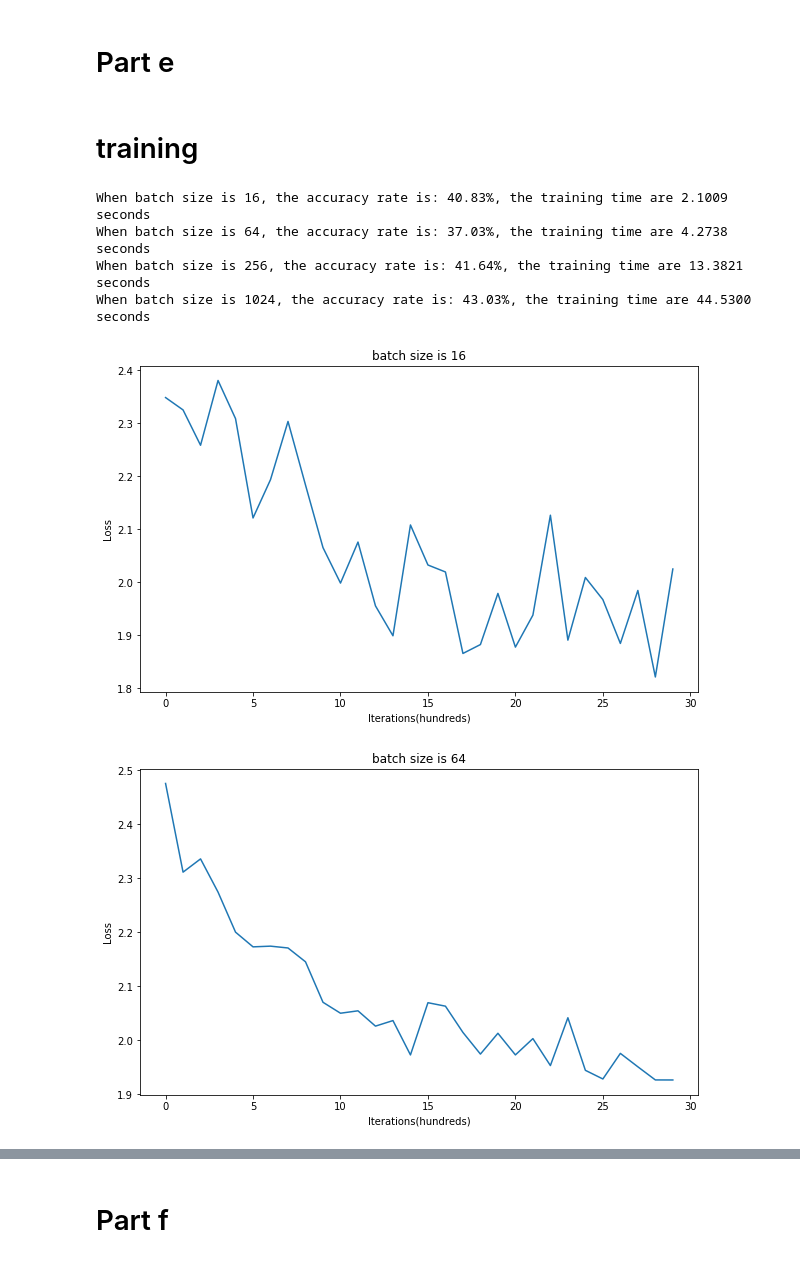
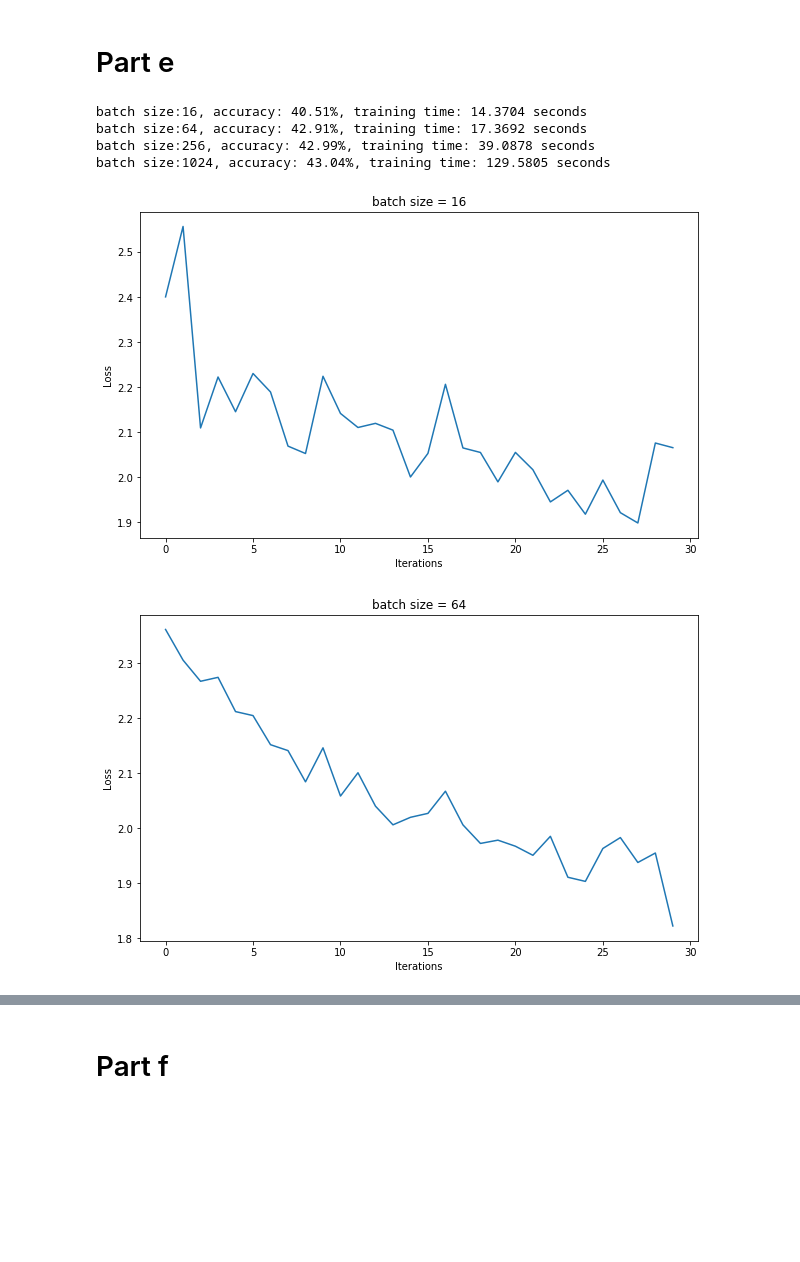
Before and after one commit to tank606/HW, a Jupyter notebook: HW2/HW2_1v1.ipynb, the cells around one changed output, grey strips where cells are left out. Saved outputs shown, nothing was run; the diff lists cells and outputs as text; code cells hidden in the pictures; blank space fills up the shorter version.

```diff
--- a/HW2/HW2_1v1.ipynb
+++ b/HW2/HW2_1v1.ipynb
@@ -96,8 +110,6 @@ cost:  2.414279443875752
 # %% [markdown]
 <h1> Part c </h1>
 # %%
-#computer gradients of cost function?
-dAL = - (np.divide(input_y, output_y) - np.divide(1 - input_y, 1 - output_y));
-#print(dA_prev.shape)
+dAL = - np.divide(input_y, output_y) + np.divide(1 - input_y, 1 - output_y);
 # %% [markdown]
 <h1> Part d </h1>
@@ -123,21 +135,17 @@ def linear_backword(dZ, cache):
     db = (1 / m) * np.sum(dZ, axis=0, keepdims=True)
     dA_prev = np.dot(dZ, W.T)
 
-    assert dA_prev.shape == A_prev.shape
-    assert dW.shape == W.shape
-    assert db.shape == b.shape
-
     return dA_prev, dW, db
 # %%
-def linear_activation_backward(dA, cache, activation_fn):
+def linear_activation_backward(dA, cache, activation):
     linear_cache, activation_cache = cache
 
-    if activation_fn == "sigmoid":
+    if activation == "relu":
+        dZ = relu_gradient(dA, activation_cache)
+        dA_prev, dW, db = linear_backword(dZ, linear_cache)
+
+    elif activation == "sigmoid":
         dZ = sigmoid_gradient(dA, activation_cache)
         dA_prev, dW, db = linear_backword(dZ, linear_cache)
 
-    elif activation_fn == "relu":
-        dZ = relu_gradient(dA, activation_cache)
-        dA_prev, dW, db = linear_backword(dZ, linear_cache)
-
     return dA_prev, dW, db
@@ -162,11 +168,8 @@ def update_parameters(parameters, grads, learning_rate):
-# %% [markdown]
-<h1> training </h1>
 # %%
 batch_size_list = [16,64,256,1024]
 iterations = 3000
 # %%
-parameters = initialize_parameters(layers_dims)
-#print(parameters['W1'])
+parameters = initialize_parameters_zeros(layers_dims)
 grads = {}
 cost_list = []
 # %%
@@ -185,49 +195,36 @@ def accuracy(X, parameters, y):
 # %%
 for j in range(len(batch_size_list)):
     batch_size = batch_size_list[j]
     cost_list = []
     grads = {}
-    parameters = initialize_parameters(layers_dims)
+    parameters = initialize_parameters_zeros(layers_dims)
     start_time = time.time()
     for i in range(iterations):
         input_x, input_y = mnist.train.next_batch(batch_size)
         hidden_x, cache_1 = linear_activation_forward(input_x, parameters['W1'], parameters['b1'],"relu")
-        #print(hidden_x.shape)
         output_x, cache_2 = linear_activation_forward(hidden_x, parameters['W2'], parameters['b2'],"sigmoid")
-        #print(output_x.shape)
         output_y = softmax(output_x)
-        #print(output_y[0])
         cost = cross_entropy(output_y,input_y)
-        #cost_list.append(cost)
-        #print('The cost is: ', cost)
         dAL = - (np.divide(input_y, output_y) - np.divide(1 - input_y, 1 - output_y));
-        #print(dA_prev.shape)
-
         grads["dA2"], grads["dW2"], grads["db2"] = linear_activation_backward(dAL, cache_2, "sigmoid")
         grads["dA1"], grads["dW1"], grads["db1"] = linear_activation_backward(grads["dA2"], cache_1, "relu")
-
-        # update parameters
         parameters = update_parameters(parameters, grads, lr)
 
-        # append each 100th cost to the cost list
-        #if (i + 1) % 100 == 0:
-         #   print("The cost after",i+1,"iterations is:",cost)
         if i % 100 == 0:
             cost_list.append(cost)
     use_time = time.time() - start_time
     accu = accuracy(mnist.test.images, parameters, mnist.test.labels)
-    print(f"When batch size is {batch_size}, the accuracy rate is: {accu:.2f}%, the training time are {use_time:.4f} seconds")
+    print(f"batch size:{batch_size}, accuracy: {accu:.2f}%, training time: {use_time:.4f} seconds")
 
-    # plot the cost curve
     plt.figure(j,figsize=(10, 6))
     plt.plot(cost_list)
-    plt.xlabel("Iterations(hundreds)")
+    plt.xlabel("Iterations")
     plt.ylabel("Loss")
-    plt.title(f"batch size is {batch_size}")
+    plt.title("batch size = %d" % batch_size)
 # %% [output]
-When batch size is 16, the accuracy rate is: 40.83%, the training time are 2.1009 seconds
-When batch size is 64, the accuracy rate is: 37.03%, the training time are 4.2738 seconds
-When batch size is 256, the accuracy rate is: 41.64%, the training time are 13.3821 seconds
-When batch size is 1024, the accuracy rate is: 43.03%, the training time are 44.5300 seconds
+batch size:16, accuracy: 40.51%, training time: 14.3704 seconds
+batch size:64, accuracy: 42.91%, training time: 17.3692 seconds
+batch size:256, accuracy: 42.99%, training time: 39.0878 seconds
+batch size:1024, accuracy: 43.04%, training time: 129.5805 seconds
-[figure, old version]
+[figure, new version]
-[figure, old version]
+[figure, new version]
```
Also changed, not shown: parts of 23 cells of this notebook.
